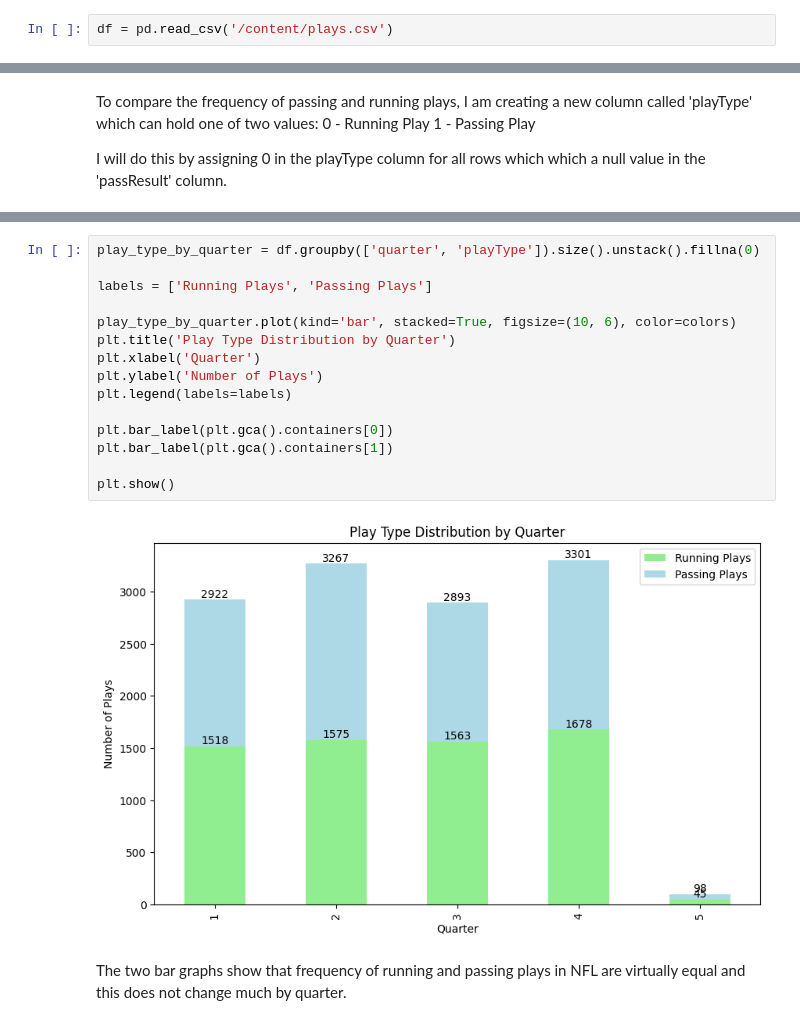
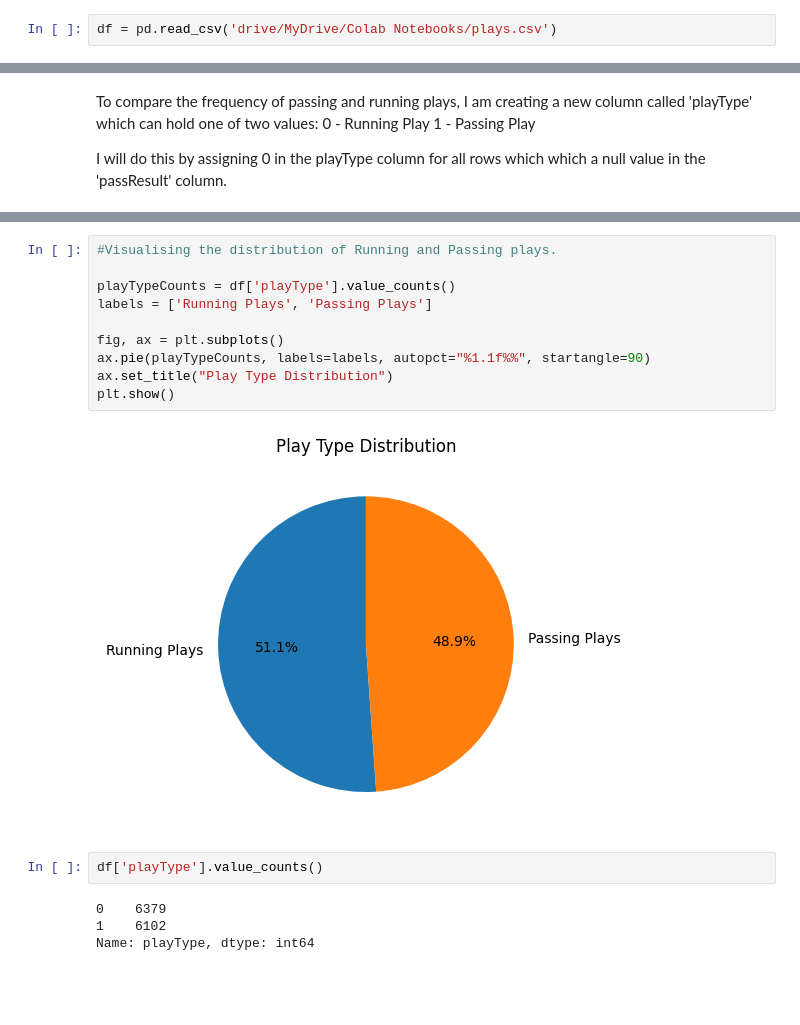
Before and after one commit to HimalKarkal/NFL, a Jupyter notebook: Plays.ipynb, the cells around one changed output, grey strips where cells are left out. Cells and saved outputs as stored; diff of their text form; blank space fills up the shorter version.

```diff
--- a/Plays.ipynb
+++ b/Plays.ipynb
@@ -5,7 +5,7 @@ import numpy as np
 import pandas as pd
 import matplotlib.pyplot as plt
 # %%
-df = pd.read_csv('/content/plays.csv')
+df = pd.read_csv('drive/MyDrive/Colab Notebooks/plays.csv')
 # %%
 df.head(10)
 # %% [output]
@@ -136,19 +124,18 @@ plt.show()
-# %%
-play_type_by_quarter = df.groupby(['quarter', 'playType']).size().unstack().fillna(0)
-
-labels = ['Running Plays', 'Passing Plays']
-
-play_type_by_quarter.plot(kind='bar', stacked=True, figsize=(10, 6), color=colors)
-plt.title('Play Type Distribution by Quarter')
-plt.xlabel('Quarter')
-plt.ylabel('Number of Plays')
-plt.legend(labels=labels)
-
-plt.bar_label(plt.gca().containers[0])
-plt.bar_label(plt.gca().containers[1])
-
-plt.show()
-# %% [output]
-[figure, removed]
-# %% [markdown]
-The two bar graphs show that frequency of running and passing plays in NFL are virtually equal and this does not change much by quarter.
+# %%
+#Visualising the distribution of Running and Passing plays.
+
+playTypeCounts = df['playType'].value_counts()
+labels = ['Running Plays', 'Passing Plays']
+
+fig, ax = plt.subplots()
+ax.pie(playTypeCounts, labels=labels, autopct="%1.1f%%", startangle=90)
+ax.set_title("Play Type Distribution")
+plt.show()
+# %% [output]
+[figure, added]
+# %%
+df['playType'].value_counts()
+# %% [output]
+0    6379
+1    6102
+Name: playType, dtype: int64
```
Also changed, not shown: parts of 5 cells of this notebook.
